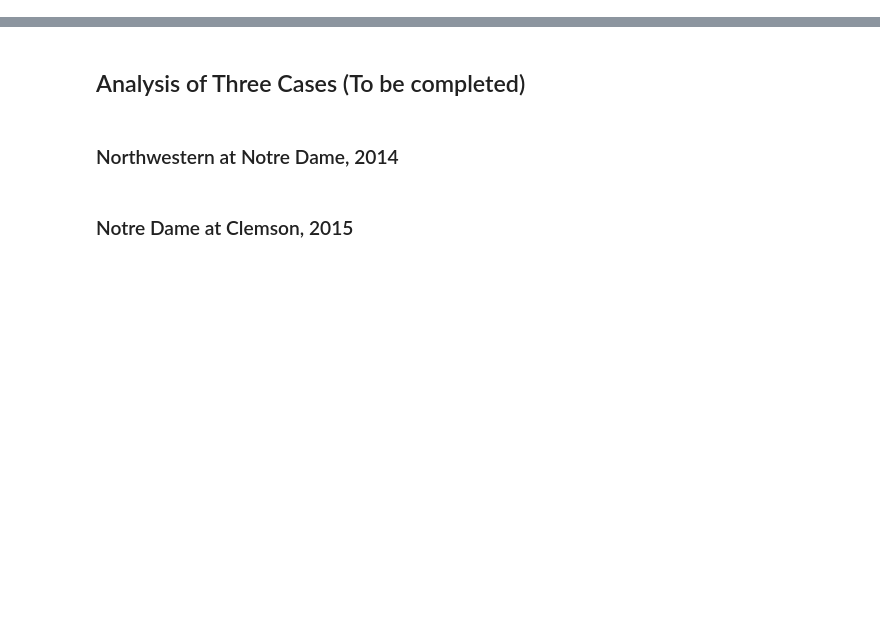
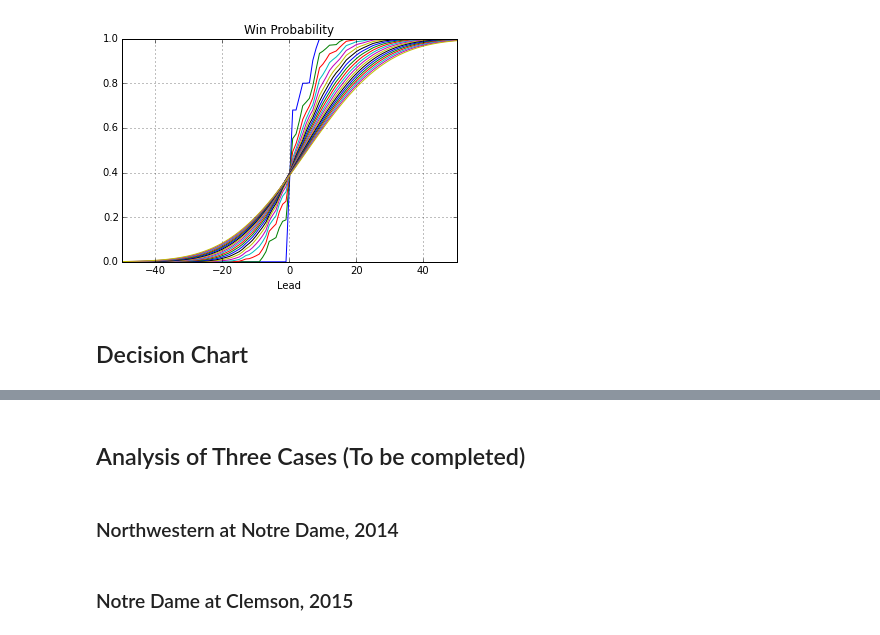
Before and after one commit to jckantor/CBE40455, a Jupyter notebook: notebooks/Points after Touchdown Decision.ipynb, the cells around one changed output, grey strips where cells are left out. Saved outputs shown, nothing was run; the diff lists cells and outputs as text; code cells hidden in the pictures; blank space fills up the shorter version.

```diff
--- a/notebooks/Points after Touchdown Decision.ipynb
+++ b/notebooks/Points after Touchdown Decision.ipynb
@@ -234,0 +157,34 @@ Lead
+# %%
+for t in T[1:]:
+
+    for d in D[6:-6]:
+        q0 = p['NS']*V['NS',d+0,t-1] + p['FG']*V['FG',d+3,t-1] + p['TD']*V['TD',d+6,t-1]
+        q1 = p['NS']*V['NS',d-1,t-1] + p['FG']*V['FG',d+2,t-1] + p['TD']*V['TD',d+5,t-1]
+        q2 = p['NS']*V['NS',d-2,t-1] + p['FG']*V['FG',d+1,t-1] + p['TD']*V['TD',d+4,t-1]
+
+        W['NS',d,t] = q0
+        W['FG',d,t] = q0
+        W['TD',d,t] = min(p['XP']*q1 + (1-p['XP'])*q0, p['2P']*q2 + (1-p['2P'])*q2)
+
+    for d in D[6:-6]:
+        q0 = p['NS']*W['NS',d+0,t] + p['FG']*W['FG',d-3,t] + p['TD']*W['TD',d-6,t]
+        q1 = p['NS']*W['NS',d+1,t] + p['FG']*W['FG',d-2,t] + p['TD']*W['TD',d-5,t]
+        q2 = p['NS']*W['NS',d+2,t] + p['FG']*W['FG',d-1,t] + p['TD']*W['TD',d-4,t]
+
+        V['NS',d,t] = q0
+        V['FG',d,t] = q0
+        P1[d,t] = (1-p['XP'])*q0 + p['XP']*q1
+        P2[d,t] = (1-p['2P'])*q0 + p['2P']*q2
+        V['TD',d,t] = max(P1[d,t],P2[d,t])
+# %%
+plt.hold(True)
+for t in T[0:]:
+    V['NS',:,t].plot()
+plt.hold(False)
+plt.xlim(-50,50)
+plt.title('Win Probability')
+plt.grid()
+# %% [output]
+[figure, added]
+# %% [markdown]
+## Decision Chart
```
Also changed, not shown: parts of 40 cells of this notebook.
